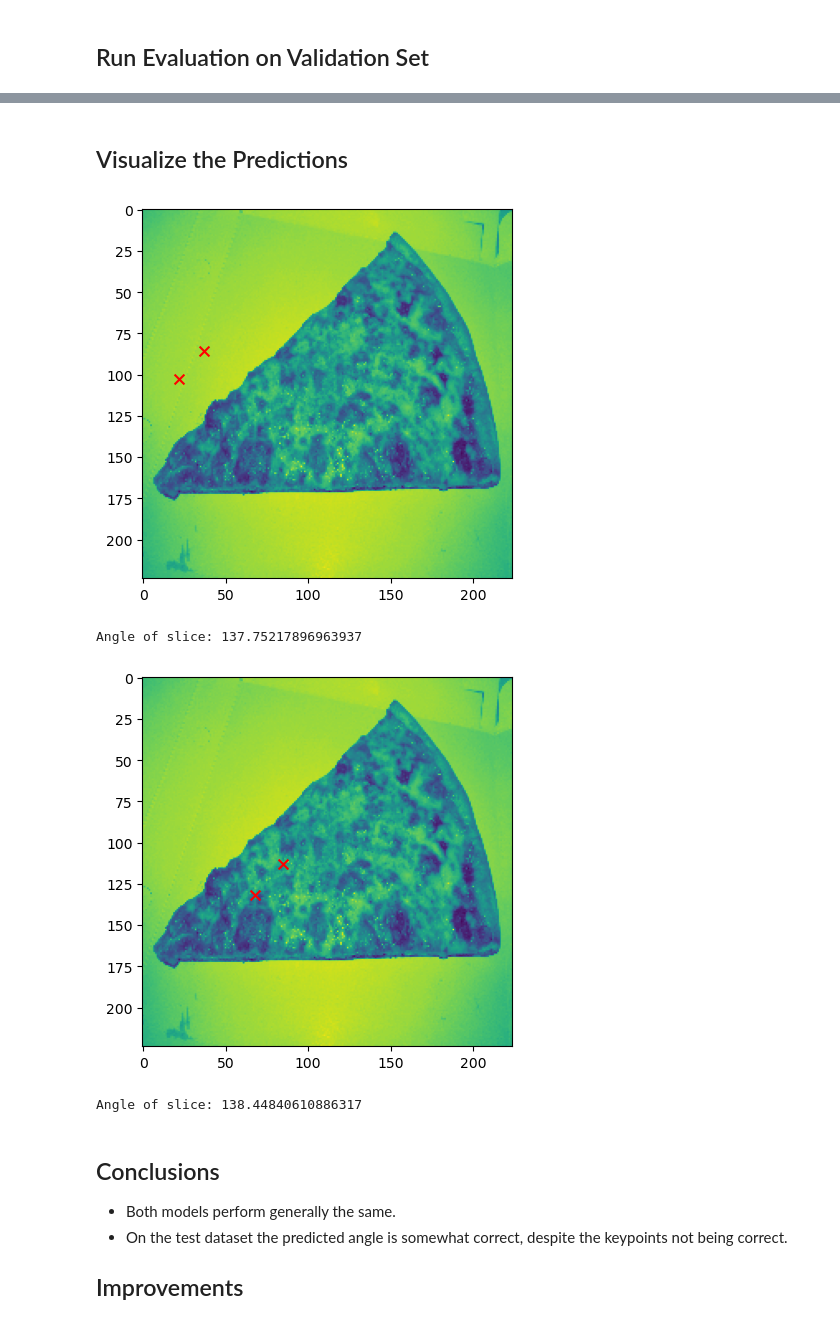
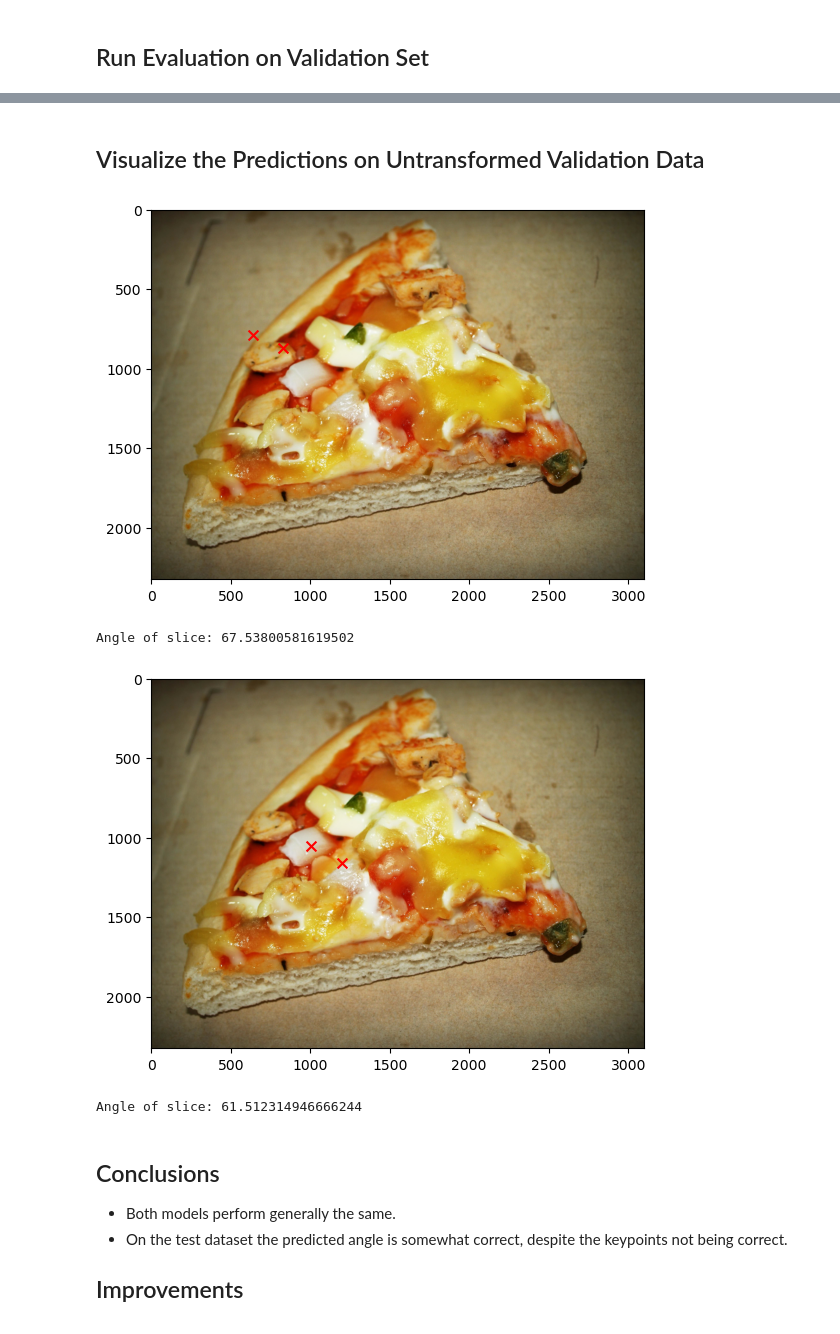
Before and after one commit to sandzp/pizza_angle_prediction, a Jupyter notebook: pizza_walkthrough.ipynb, the cells around one changed output, grey strips where cells are left out. Cells and saved outputs as stored; diff of their text form; code cells hidden in the pictures.

```diff
--- a/pizza_walkthrough.ipynb
+++ b/pizza_walkthrough.ipynb
@@ -127,6 +129,7 @@ Angle of slice: 105.24802021373586
 ## Create DataLoader Class For Datasets
 # %%
 train_loader = DataLoader(transformed_train_dataset, batch_size=1, shuffle=True)
+untransformed_test_dataset = PizzaDataset(valid, './data/images')
 transformed_test_dataset = PizzaDataset(valid, './data/images', transforms)
 test_loader = DataLoader(transformed_test_dataset, batch_size=1, shuffle=True)
 # %% [markdown]
@@ -225,27 +228,30 @@ Performance of second model on test dataset (average loss): 54.031345866847374
 # %% [markdown]
-## Visualize the Predictions
+## Visualize the Predictions on Untransformed Validation Data
 # %%
 test_0 = transformed_test_dataset.__getitem__(0)
 m1_preds = model.predict(model, test_0['image'])
 m2_preds = model.predict(model2, test_0['image'])
+
+m1_preds_rescaled = dl.transform_pred_to_normal(m1_preds, (224,224), untransformed_test_dataset.__getitem__(0)['image'])
+m2_preds_rescaled = dl.transform_pred_to_normal(m2_preds, (224,224), untransformed_test_dataset.__getitem__(0)['image'])
 # %%
 ## Model 1
 
-dl.visualize_matrix_with_coordinates(test_0['image'],m1_preds, flip_y=False)
+dl.visualize_matrix_with_coordinates(untransformed_test_dataset.__getitem__(0)['image'], m1_preds_rescaled, flip_y=False)
 
-print(f"Angle of slice: {dl.calculate_clockwise_angle(m1_preds)}")
+print(f"Angle of slice: {dl.calculate_clockwise_angle(m1_preds_rescaled)}")
 # %% [output]
-[figure, old version]
+[figure, new version]
-Angle of slice: 137.75217896963937
+Angle of slice: 67.53800581619502
 # %%
 ## Model 2
 
-dl.visualize_matrix_with_coordinates(test_0['image'],m2_preds, flip_y=False)
+dl.visualize_matrix_with_coordinates(untransformed_test_dataset.__getitem__(0)['image'], m2_preds_rescaled, flip_y=False)
 
-print(f"Angle of slice: {dl.calculate_clockwise_angle(m2_preds)}")
+print(f"Angle of slice: {dl.calculate_clockwise_angle(m2_preds_rescaled)}")
 # %% [output]
-[figure, old version]
+[figure, new version]
-Angle of slice: 138.44840610886317
+Angle of slice: 61.512314946666244
 # %% [markdown]
 ## Conclusions
 
```
Also changed, not shown: parts of 10 cells of this notebook, 11 other files.
